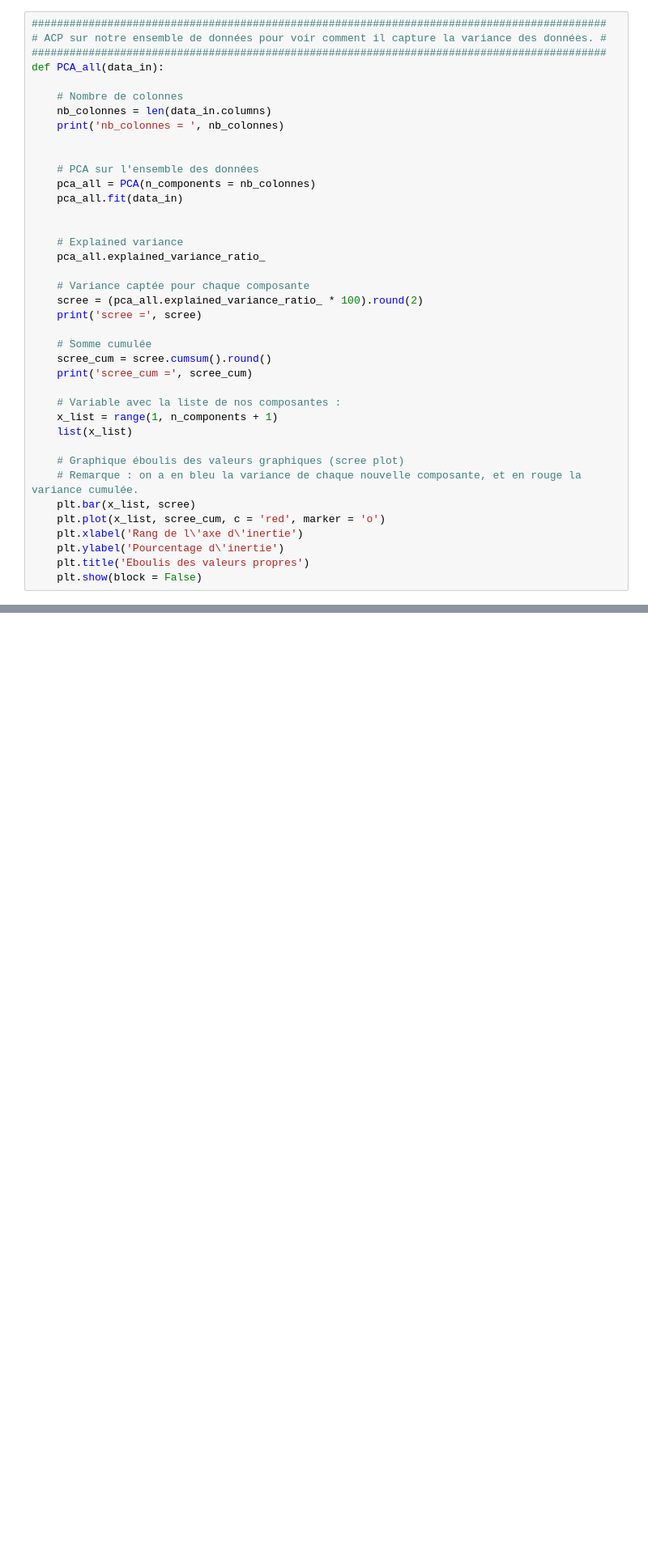
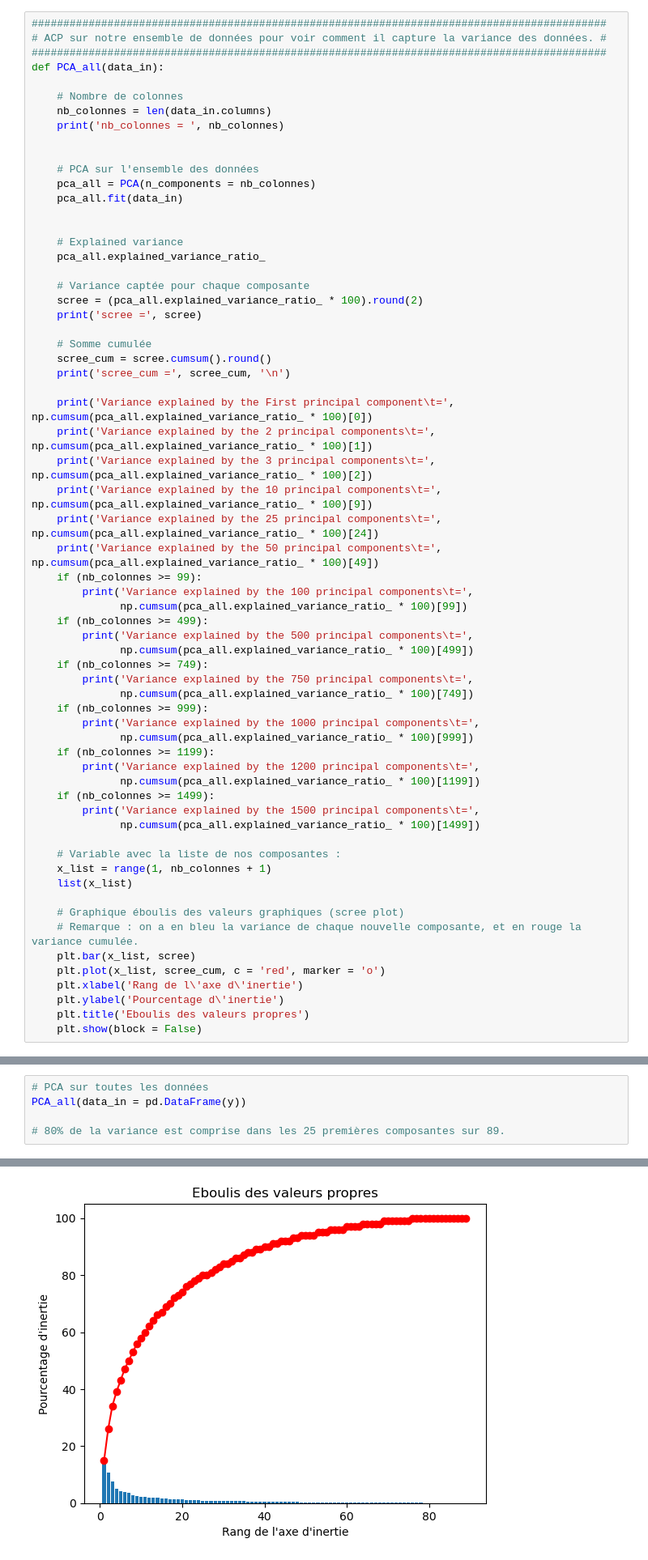
Before and after one commit to irribarre/Texte_1, a Jupyter notebook: 2_notebook_test.ipynb, the cells around one changed output, grey strips where cells are left out. Shown at 81% size. Drawn from its saved outputs; the diff is of its cells as text; blank space fills up the shorter version.

```diff
--- a/2_notebook_test.ipynb
+++ b/2_notebook_test.ipynb
@@ -1829,10 +1969,35 @@ def PCA_all(data_in):
 
     # Somme cumulée
     scree_cum = scree.cumsum().round()
-    print('scree_cum =', scree_cum)
+    print('scree_cum =', scree_cum, '\n')
+
+    print('Variance explained by the First principal component\t=', np.cumsum(pca_all.explained_variance_ratio_ * 100)[0])
+    print('Variance explained by the 2 principal components\t=', np.cumsum(pca_all.explained_variance_ratio_ * 100)[1])
+    print('Variance explained by the 3 principal components\t=', np.cumsum(pca_all.explained_variance_ratio_ * 100)[2])
+    print('Variance explained by the 10 principal components\t=', np.cumsum(pca_all.explained_variance_ratio_ * 100)[9])
+    print('Variance explained by the 25 principal components\t=', np.cumsum(pca_all.explained_variance_ratio_ * 100)[24])
+    print('Variance explained by the 50 principal components\t=', np.cumsum(pca_all.explained_variance_ratio_ * 100)[49])
+    if (nb_colonnes >= 99):
+        print('Variance explained by the 100 principal components\t=',
+              np.cumsum(pca_all.explained_variance_ratio_ * 100)[99])
+    if (nb_colonnes >= 499):
+        print('Variance explained by the 500 principal components\t=',
+              np.cumsum(pca_all.explained_variance_ratio_ * 100)[499])
+    if (nb_colonnes >= 749):
+        print('Variance explained by the 750 principal components\t=',
+              np.cumsum(pca_all.explained_variance_ratio_ * 100)[749])
+    if (nb_colonnes >= 999):
+        print('Variance explained by the 1000 principal components\t=',
+              np.cumsum(pca_all.explained_variance_ratio_ * 100)[999])
+    if (nb_colonnes >= 1199):
+        print('Variance explained by the 1200 principal components\t=',
+              np.cumsum(pca_all.explained_variance_ratio_ * 100)[1199])
+    if (nb_colonnes >= 1499):
+        print('Variance explained by the 1500 principal components\t=',
+              np.cumsum(pca_all.explained_variance_ratio_ * 100)[1499])
 
     # Variable avec la liste de nos composantes :
-    x_list = range(1, n_components + 1)
+    x_list = range(1, nb_colonnes + 1)
     list(x_list)
 
     # Graphique éboulis des valeurs graphiques (scree plot)
@@ -2043,0 +2108,6 @@ algo_metriques(y_test_in = y_test_lemma,
+# %%
+# PCA sur toutes les données
+PCA_all(data_in = pd.DataFrame(y))
+
+# 80% de la variance est comprise dans les 25 premières composantes sur 89.
+# %% [output]
@@ -2043,0 +2131 @@ algo_metriques(y_test_in = y_test_lemma,
+[figure, added]
```
Also changed, not shown: parts of 157 cells of this notebook.
